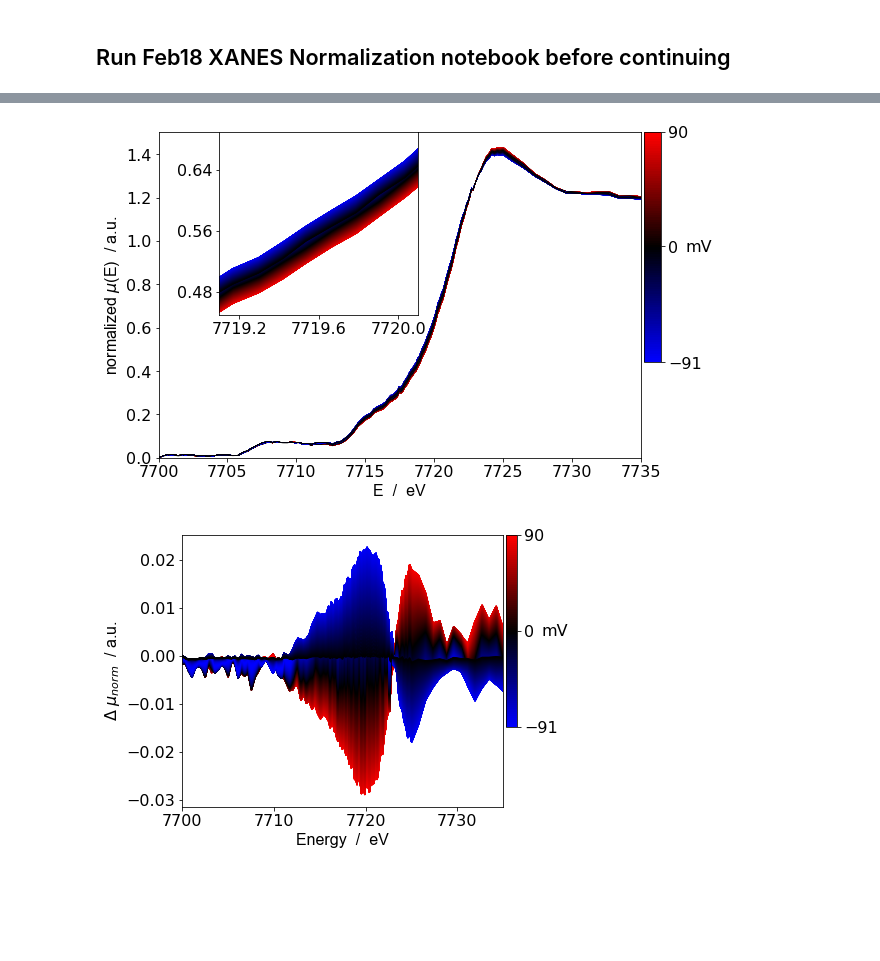
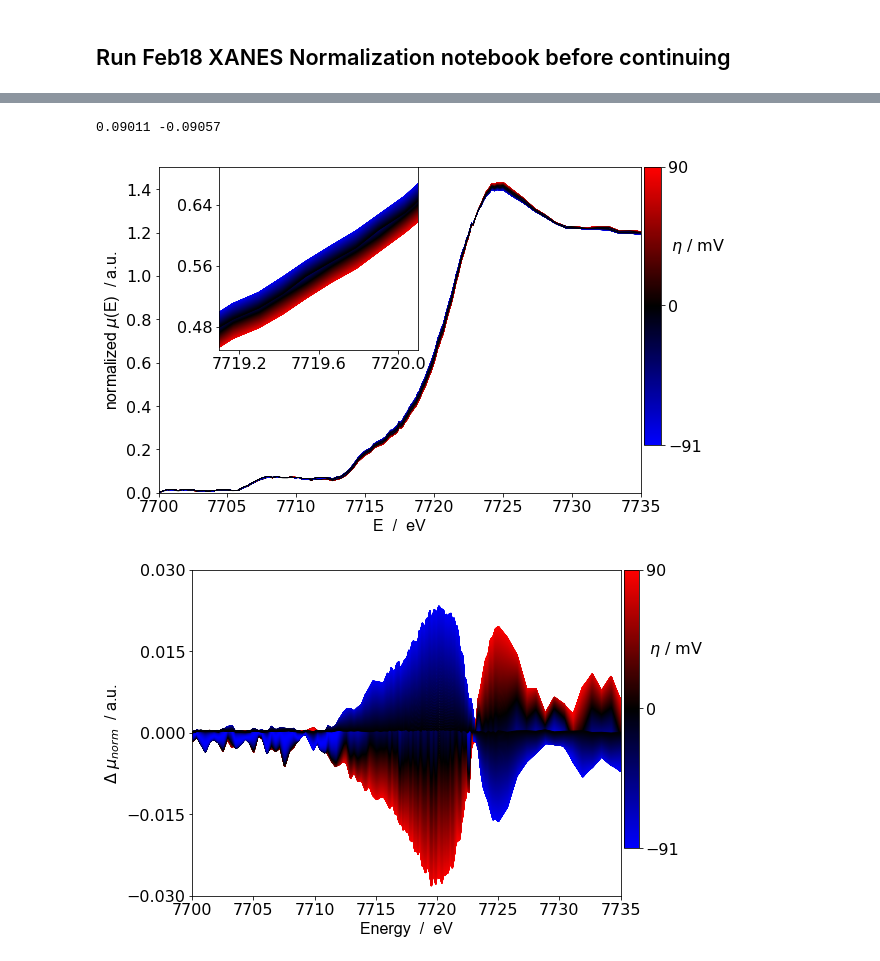
Before and after one commit to BGerwe/Xray-Project, a Jupyter notebook: fr_XAS/frXAS Paper Figures/Feb18 0.5 Hz XANES Figure.ipynb, the cells around one changed output, grey strips where cells are left out. Saved outputs shown, nothing was run; the diff lists cells and outputs as text; code cells hidden in the pictures; blank space fills up the shorter version.

Commit message:
Plotting functions to generate animations of XANES spectra and difference spectra. July18 fr-XAS profiles plotted in different ways to illustrate scaling with Dv at high-f and Roo at steady-state

```diff
--- a/fr_XAS/frXAS Paper Figures/Feb18 0.5 Hz XANES Figure.ipynb
+++ b/fr_XAS/frXAS Paper Figures/Feb18 0.5 Hz XANES Figure.ipynb
@@ -284,10 +265,16 @@ plt.show()
+# %%
+print(np.max(Eta_larch), np.min(Eta_larch))
+# %% [output]
+0.09011 -0.09057
 # %%
+# Plot static spectra
 inset_dict = {'start_energy':7719, 'stop_energy':7720.5, 'x1_adj': 0, 'x2_adj': 0, 'x_interval':0.5, 'y1_adj': 0,
                       'y2_adj': -0.05, 'y_interval': 0.06, 'x_lateral': 0.1, 'y_vertical':0}
 larch_step = 4
-start_eta = 2
-fig = dxas.plotXANES(energies[:, 0], Ir_larch[:,::larch_step], Eta_larch[::larch_step], startE=7700,stopE=7735,
+start_ind = 2
+
+fig = dxas.format_XANES(energies[:, 0], Ir_larch, Eta_larch, step=larch_step, startE=7700,stopE=7735,
                inset_dict=inset_dict, size=(9,6), marker='')
-plt.savefig(r'Plots\\0.5 Hz XANES Spectra.png', bbox_inches='tight', dpi=400)
+# plt.savefig(r'Plots\\0.5 Hz XANES Spectra.png', bbox_inches='tight', dpi=400)
 # %% [output]
-[figure, old version]
+[figure, new version]
@@ -294,6 +301,11 @@ plt.savefig(r'Plots\\0.5 Hz XANES Spectra.png', bbox_inches='tight', dpi=400)
 # %%
-fig = dxas.plot_diffXANES(energies[:,0], Ir_larch, Eta_larch, start_eta, larch_step, size=(6,5))
+# Plot static difference spectra
+larch_step = 4
+start_ind = 2
+
+fig = dxas.format_diffXANES(energies[:,0], Ir_larch, Eta_larch,
+                            start_ind=start_ind, step=larch_step, size=(8, 6))
 plt.savefig(r'Plots\\0.5 Hz XANES Difference.png', bbox_inches='tight', dpi=400)
 plt.show()
 # %% [output]
-[figure, old version]
+[figure, new version]
```
Also changed, not shown: parts of 10 cells of this notebook, 2 other files.
